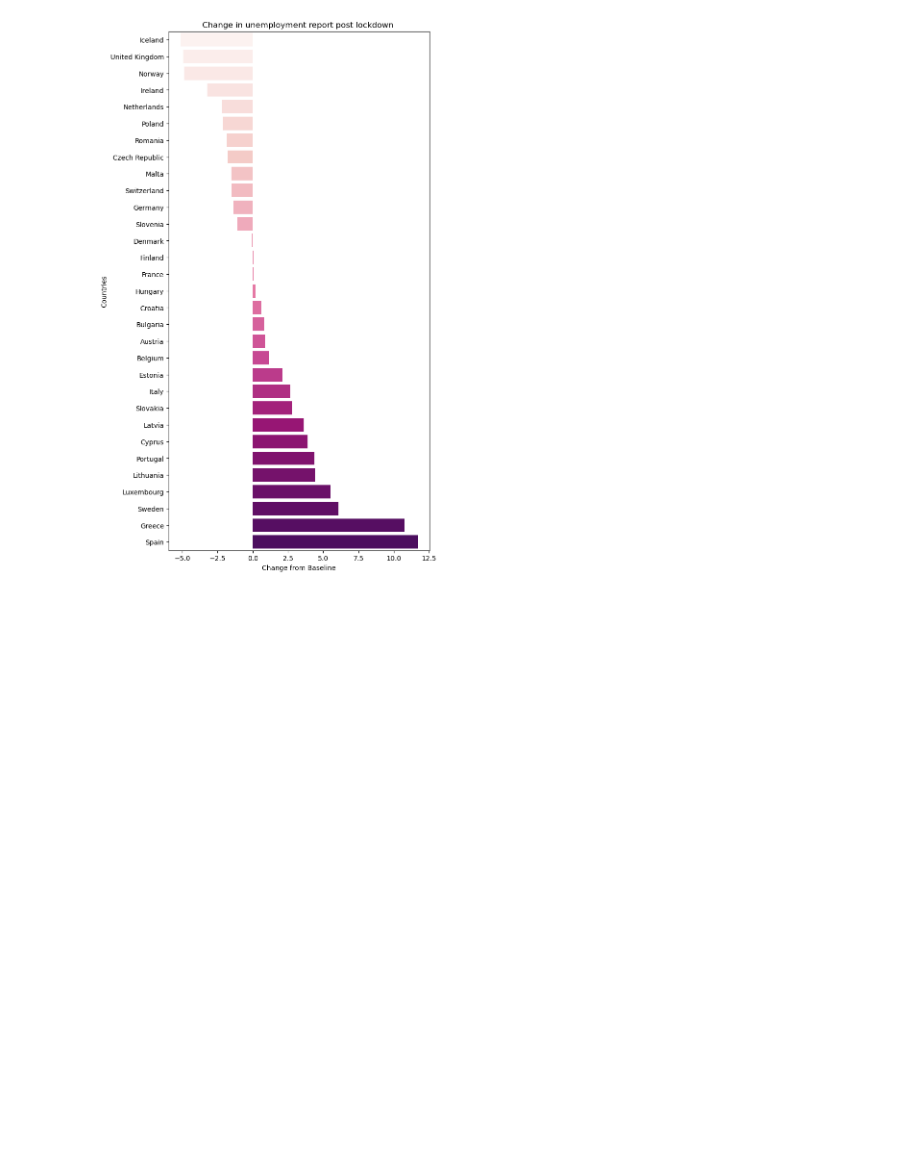
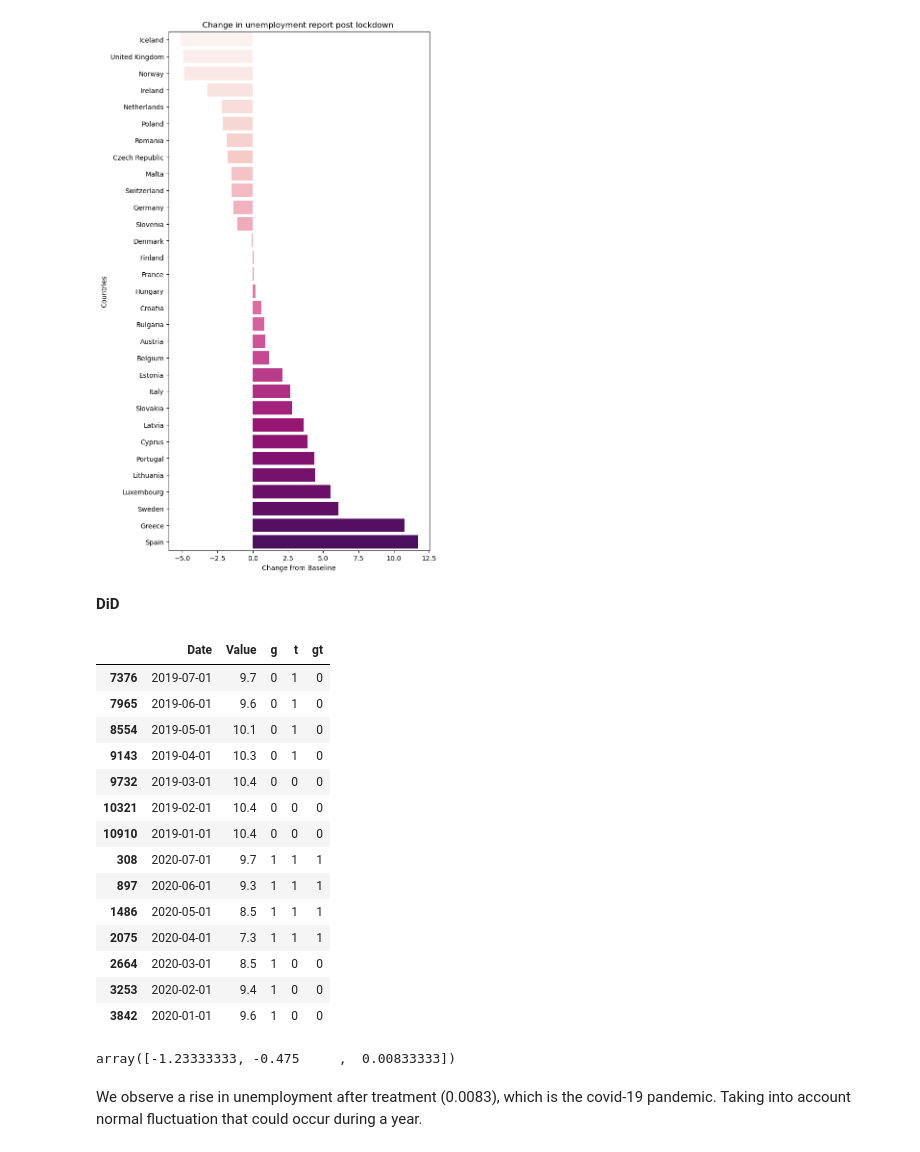
Before and after one commit to epfl-ada/ada-2023-project-bobeast, a Jupyter notebook: Task 4.ipynb, the cells around one changed output. Drawn from its saved outputs; the diff is of its cells as text; code cells hidden in the pictures; blank space fills up the shorter version.

```diff
--- a/Task 4.ipynb
+++ b/Task 4.ipynb
@@ -167,3 +169,65 @@ plt.title('Change in unemployment report post lockdown ')
 plt.show()
 # %% [output]
 [figure]
+# %% [markdown]
+**DiD**
+# %%
+dftd=process_eu_unemployment(dfeu,countries,1)
+# %%
+df_italy = dftd[dftd['Country']=='Italy']
+
+def split_group(df, startct, endct, starttr, endtr, datetrct, datetrtr):
+    #split control and treatment
+    df_ct = df[df['Date'] <= endct]
+    df_ct = df_ct[df_ct['Date'] >= startct]
+    df_t = df[df['Date'] <= endtr]
+    df_t = df_t[df_t['Date'] >= starttr]
+    #add group and treatment columns
+    df_ct['g'] = 0
+    df_t['g'] = 1
+    df_ct['t'] = (df['Date'] >= datetrct).astype(int)
+    df_t['t'] = (df['Date'] >= datetrtr).astype(int)
+    dff = pd.concat([df_ct, df_t])
+    #interaction between group and treatment
+    dff['gt'] = dff['g']*dff['t']
+
+    #keep only percentage values and work on total age and sex
+
+    dff = dff[dff['unit']=='PC_ACT']
+    dff = dff[dff['age']=='TOTAL']
+    dff = dff[dff['sex']=='T']
+
+    #keep only relevant columns
+    dff = dff[['Date','Value','g','t','gt']]
+    return dff
+
+df_italy_m = split_group(df_italy, '2019-01-01', '2019-07-01', '2020-01-01', '2020-07-01', '2019-03-09', '2020-03-09')
+df_italy_m
+# %% [output]
+|  | Date | Value | g | t | gt |
+| 7376 | 2019-07-01 | 9.7 | 0 | 1 | 0 |
+| 7965 | 2019-06-01 | 9.6 | 0 | 1 | 0 |
+| 8554 | 2019-05-01 | 10.1 | 0 | 1 | 0 |
+| 9143 | 2019-04-01 | 10.3 | 0 | 1 | 0 |
+| 9732 | 2019-03-01 | 10.4 | 0 | 0 | 0 |
+| 10321 | 2019-02-01 | 10.4 | 0 | 0 | 0 |
+| 10910 | 2019-01-01 | 10.4 | 0 | 0 | 0 |
+| 308 | 2020-07-01 | 9.7 | 1 | 1 | 1 |
+| 897 | 2020-06-01 | 9.3 | 1 | 1 | 1 |
+| 1486 | 2020-05-01 | 8.5 | 1 | 1 | 1 |
+| 2075 | 2020-04-01 | 7.3 | 1 | 1 | 1 |
+| 2664 | 2020-03-01 | 8.5 | 1 | 0 | 0 |
+| 3253 | 2020-02-01 | 9.4 | 1 | 0 | 0 |
+| 3842 | 2020-01-01 | 9.6 | 1 | 0 | 0 |
+# %%
+lr = LinearRegression()
+
+X = df_italy_m[['g', 't', 'gt']]
+y = df_italy_m.Value
+
+lr.fit(X, y)
+lr.coef_
+# %% [output]
+array([-1.23333333, -0.475     ,  0.00833333])
+# %% [markdown]
+We observe a rise in unemployment after treatment (0.0083), which is the covid-19 pandemic. Taking into account normal fluctuation that could occur during a year.
```
Also changed, not shown: parts of 4 cells of this notebook, 1 other file.
